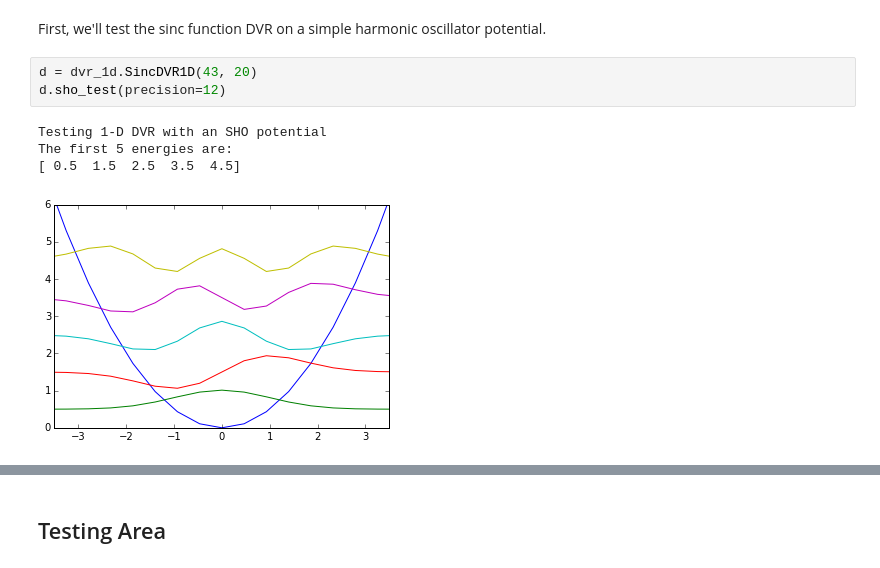
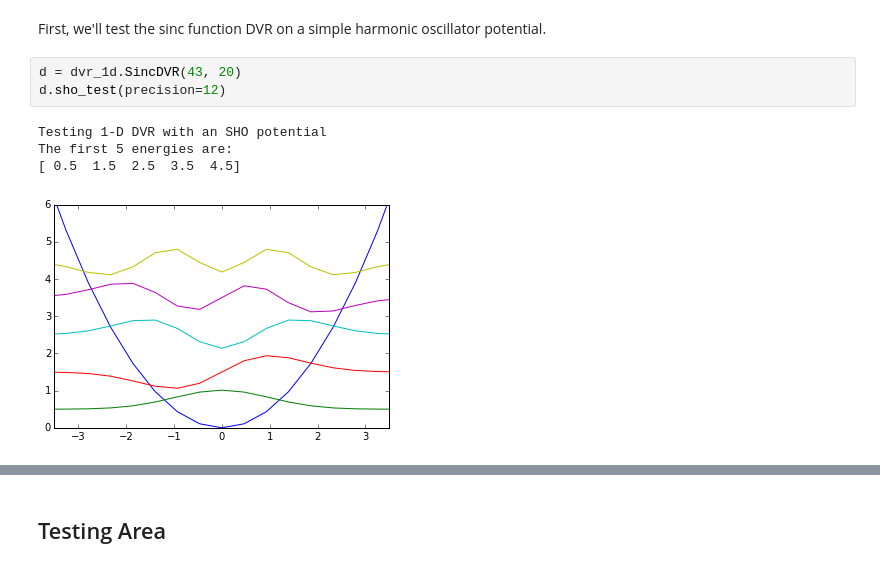
Before and after one commit to richford/dvr_py, a Jupyter notebook: dvr_1d_demo.ipynb, the cells around one changed output, grey strips where cells are left out. Drawn from its saved outputs; the diff is of its cells as text.

```diff
--- a/dvr_1d_demo.ipynb
+++ b/dvr_1d_demo.ipynb
@@ -15,10 +18,10 @@ Next import the `dvr_1d` module. We import dvr_1d using a series of ipython note
 # %% [markdown]
 First, we'll test the sinc function DVR on a simple harmonic oscillator potential.
 # %%
-d = dvr_1d.SincDVR1D(43, 20)
+d = dvr_1d.SincDVR(43, 20)
 d.sho_test(precision=12)
 # %% [output]
 Testing 1-D DVR with an SHO potential
 The first 5 energies are:
 [ 0.5  1.5  2.5  3.5  4.5]
-[figure, old version]
+[figure, new version]
```
Also changed, not shown: parts of 16 cells of this notebook, 1 other file.
